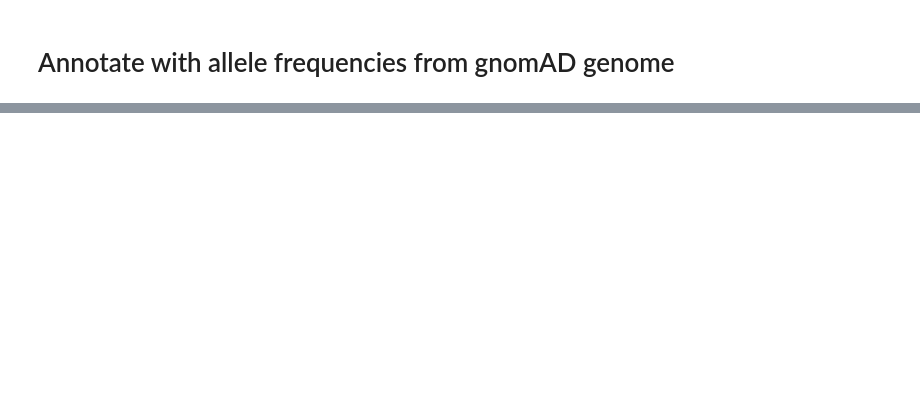
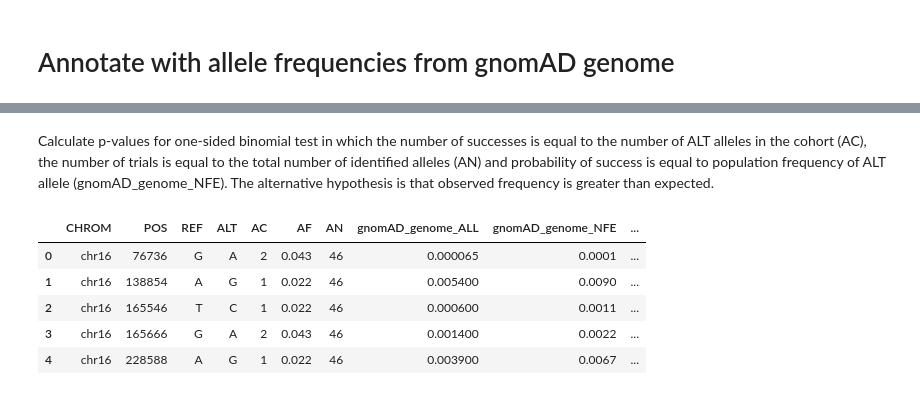
Before and after one commit to Magda-M/brain_reg_var, a Jupyter notebook: annotate_brain_regulatory_variants.ipynb, the cells around one changed output, grey strips where cells are left out. Saved outputs shown, nothing was run; the diff lists cells and outputs as text; code cells hidden in the pictures; blank space fills up the shorter version.

```diff
--- a/annotate_brain_regulatory_variants.ipynb
+++ b/annotate_brain_regulatory_variants.ipynb
@@ -40,0 +281,2 @@ Number of biallelic SNPs in enhancer regions: 13
+# %% [markdown]
+Calculate p-values for one-sided binomial test in which the number of successes is equal to the number of ALT alleles in the cohort (AC), the number of trials is equal to the total number of identified alleles (AN) and probability of success is equal to population frequency of ALT allele (gnomAD_genome_NFE). The alternative hypothesis is that observed frequency is greater than expected.
@@ -40,0 +299,9 @@ Number of biallelic SNPs in enhancer regions: 13
+# %%
+rare_promoter_snps.head()
+# %% [output]
+|  | CHROM | POS | REF | ALT | AC | AF | AN | gnomAD_genome_ALL | gnomAD_genome_NFE | ... |
+| 0 | chr16 | 76736 | G | A | 2 | 0.043 | 46 | 0.000065 | 0.0001 | ... |
+| 1 | chr16 | 138854 | A | G | 1 | 0.022 | 46 | 0.005400 | 0.0090 | ... |
+| 2 | chr16 | 165546 | T | C | 1 | 0.022 | 46 | 0.000600 | 0.0011 | ... |
+| 3 | chr16 | 165666 | G | A | 2 | 0.043 | 46 | 0.001400 | 0.0022 | ... |
+| 4 | chr16 | 228588 | A | G | 1 | 0.022 | 46 | 0.003900 | 0.0067 | ... |
```
Also changed, not shown: parts of 42 cells of this notebook.
